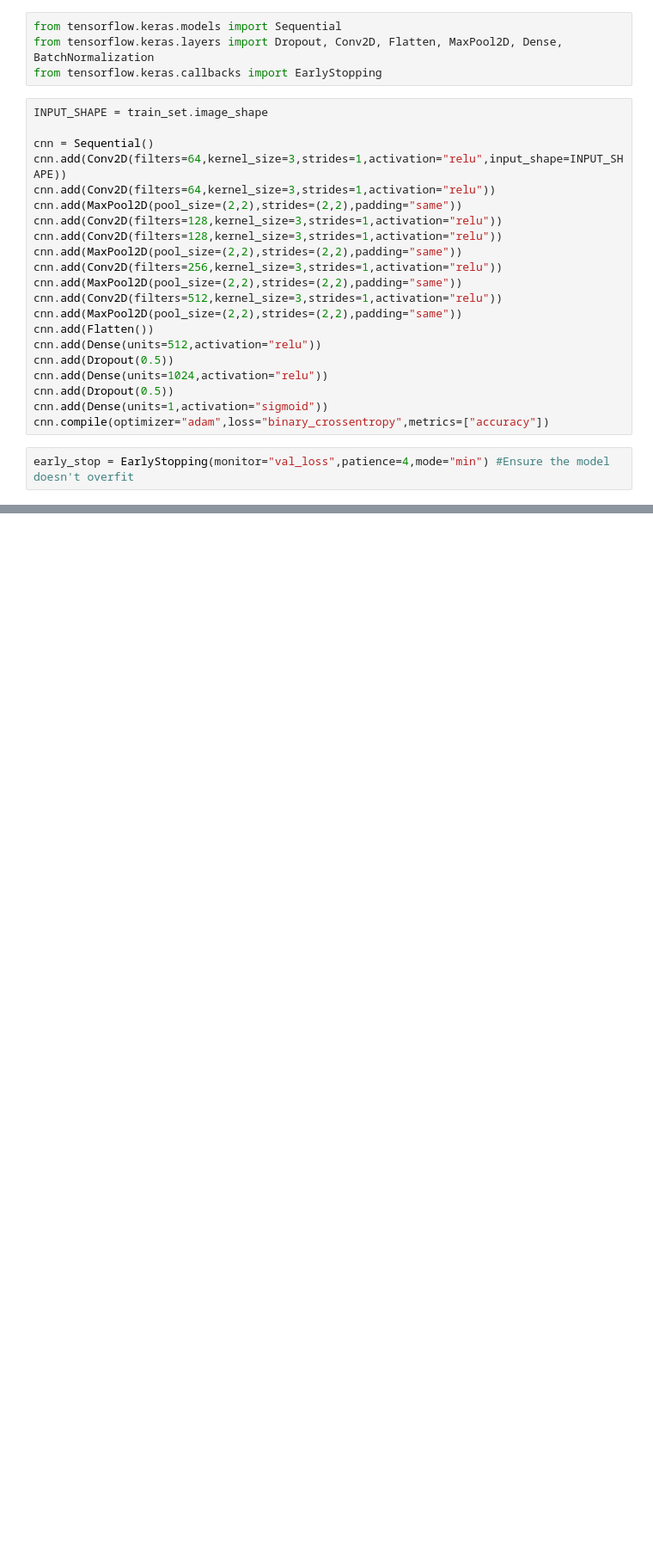
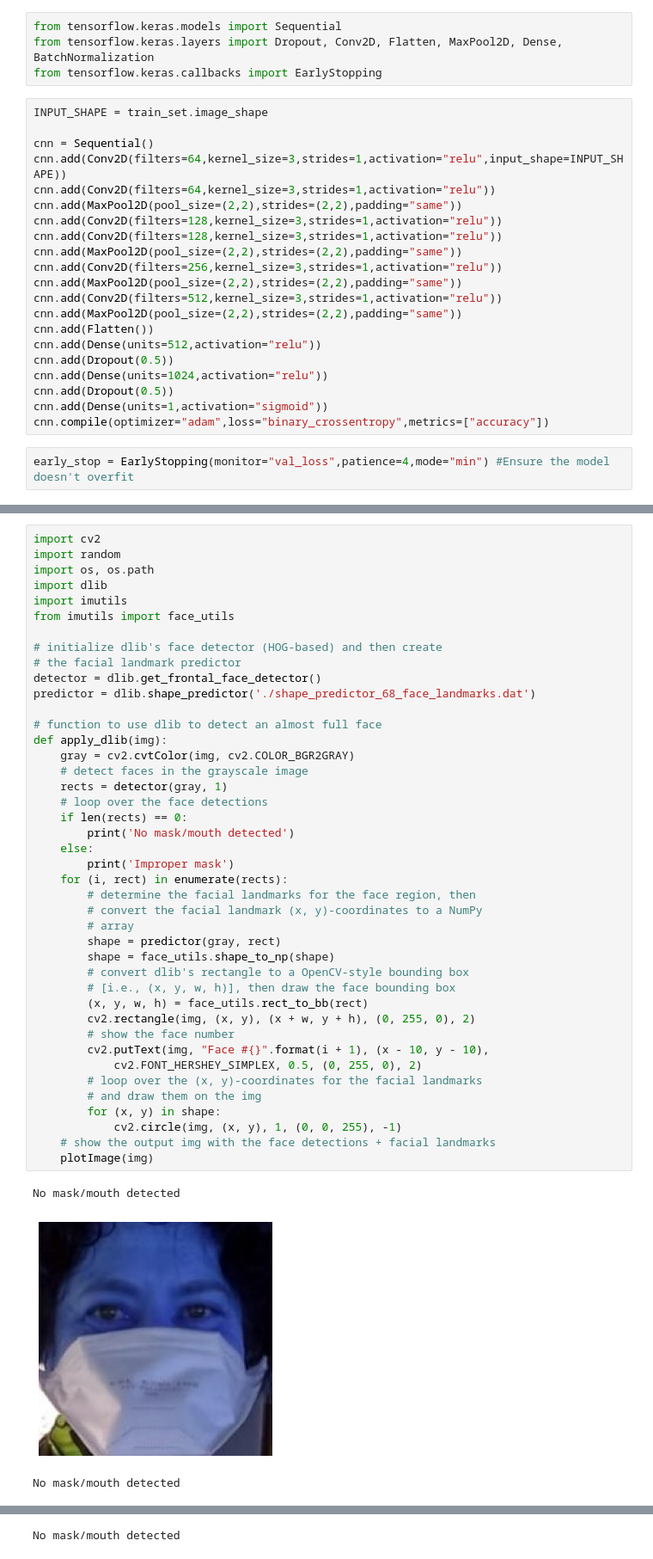
Before and after one commit to rxkt/mask-detector-strict, a Jupyter notebook: mask_detection_strict.ipynb, the cells around one changed output, grey strips where cells are left out. Shown at 86% size. Saved outputs shown, nothing was run; the diff lists cells and outputs as text; blank space fills up the shorter version.

Commit message:
Added face/mouth detection for 'masked' people with dlib

```diff
--- a/mask_detection_strict.ipynb
+++ b/mask_detection_strict.ipynb
@@ -141,0 +143,46 @@ dict(zip(cnn.metrics_names, result))
+# %%
+import cv2
+import random
+import os, os.path
+import dlib
+import imutils
+from imutils import face_utils
+
+# initialize dlib's face detector (HOG-based) and then create
+# the facial landmark predictor
+detector = dlib.get_frontal_face_detector()
+predictor = dlib.shape_predictor('./shape_predictor_68_face_landmarks.dat')
+
+# function to use dlib to detect an almost full face
+def apply_dlib(img):
+	gray = cv2.cvtColor(img, cv2.COLOR_BGR2GRAY)
+	# detect faces in the grayscale image
+	rects = detector(gray, 1)
+	# loop over the face detections
+	if len(rects) == 0:
+		print('No mask/mouth detected')
+	else:
+		print('Improper mask')
+	for (i, rect) in enumerate(rects):
+		# determine the facial landmarks for the face region, then
+		# convert the facial landmark (x, y)-coordinates to a NumPy
+		# array
+		shape = predictor(gray, rect)
+		shape = face_utils.shape_to_np(shape)
+		# convert dlib's rectangle to a OpenCV-style bounding box
+		# [i.e., (x, y, w, h)], then draw the face bounding box
+		(x, y, w, h) = face_utils.rect_to_bb(rect)
+		cv2.rectangle(img, (x, y), (x + w, y + h), (0, 255, 0), 2)
+		# show the face number
+		cv2.putText(img, "Face #{}".format(i + 1), (x - 10, y - 10),
+			cv2.FONT_HERSHEY_SIMPLEX, 0.5, (0, 255, 0), 2)
+		# loop over the (x, y)-coordinates for the facial landmarks
+		# and draw them on the img
+		for (x, y) in shape:
+			cv2.circle(img, (x, y), 1, (0, 0, 255), -1)
+	# show the output img with the face detections + facial landmarks
+	plotImage(img)
+# %% [output]
+No mask/mouth detected
+[figure, added]
+No mask/mouth detected
@@ -141,0 +190 @@ dict(zip(cnn.metrics_names, result))
+No mask/mouth detected
```
Also changed, not shown: parts of 7 cells of this notebook, 16 other files.
